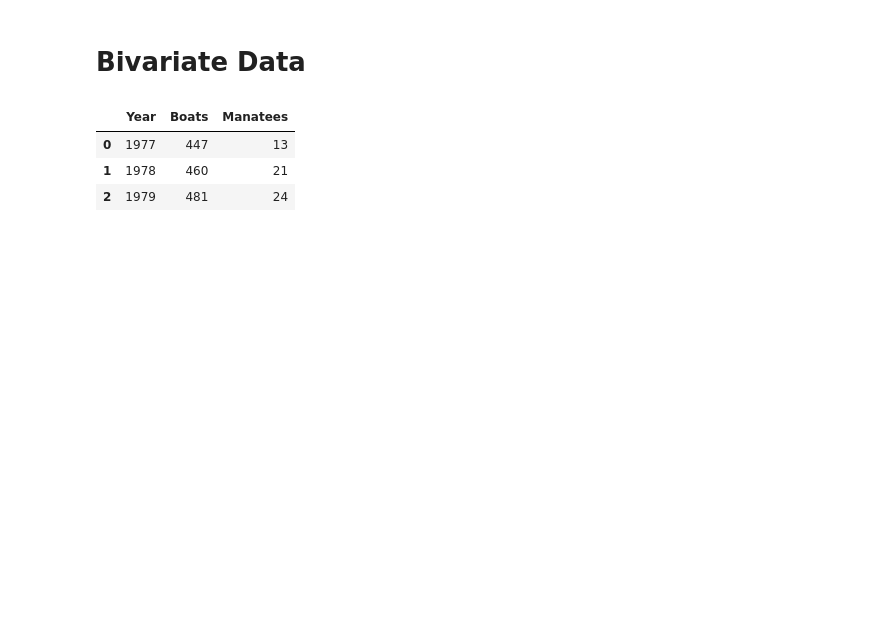
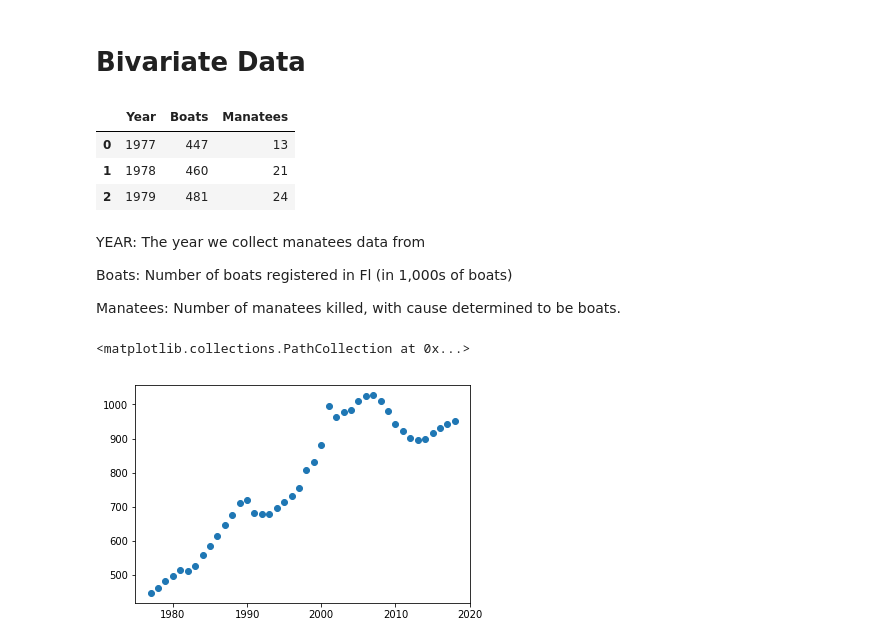
Before and after one commit to YufeiLinUlysses/LearnDataScience, a Jupyter notebook: Data Analytics/Statistics/Basics/bivariateData.ipynb, the cells around one changed output. Drawn from its saved outputs; the diff is of its cells as text; code cells hidden in the pictures; blank space fills up the shorter version.

```diff
--- a/Data Analytics/Statistics/Basics/bivariateData.ipynb
+++ b/Data Analytics/Statistics/Basics/bivariateData.ipynb
@@ -16,3 +16,14 @@ manatees.head(3)
 | 0 | 1977 | 447 | 13 |
 | 1 | 1978 | 460 | 21 |
 | 2 | 1979 | 481 | 24 |
+# %% [markdown]
+YEAR:  The year we collect manatees data from
+
+Boats:  Number of boats registered in Fl (in 1,000s of boats)
+
+Manatees:  Number of manatees killed, with cause determined to be boats.
+# %%
+plt.scatter(x="Year",y="Boats",data=manatees)
+# %% [output]
+<matplotlib.collections.PathCollection at 0x...>
+[figure, added]
```
Also changed, not shown: parts of 1 cell of this notebook, 11 other files.
